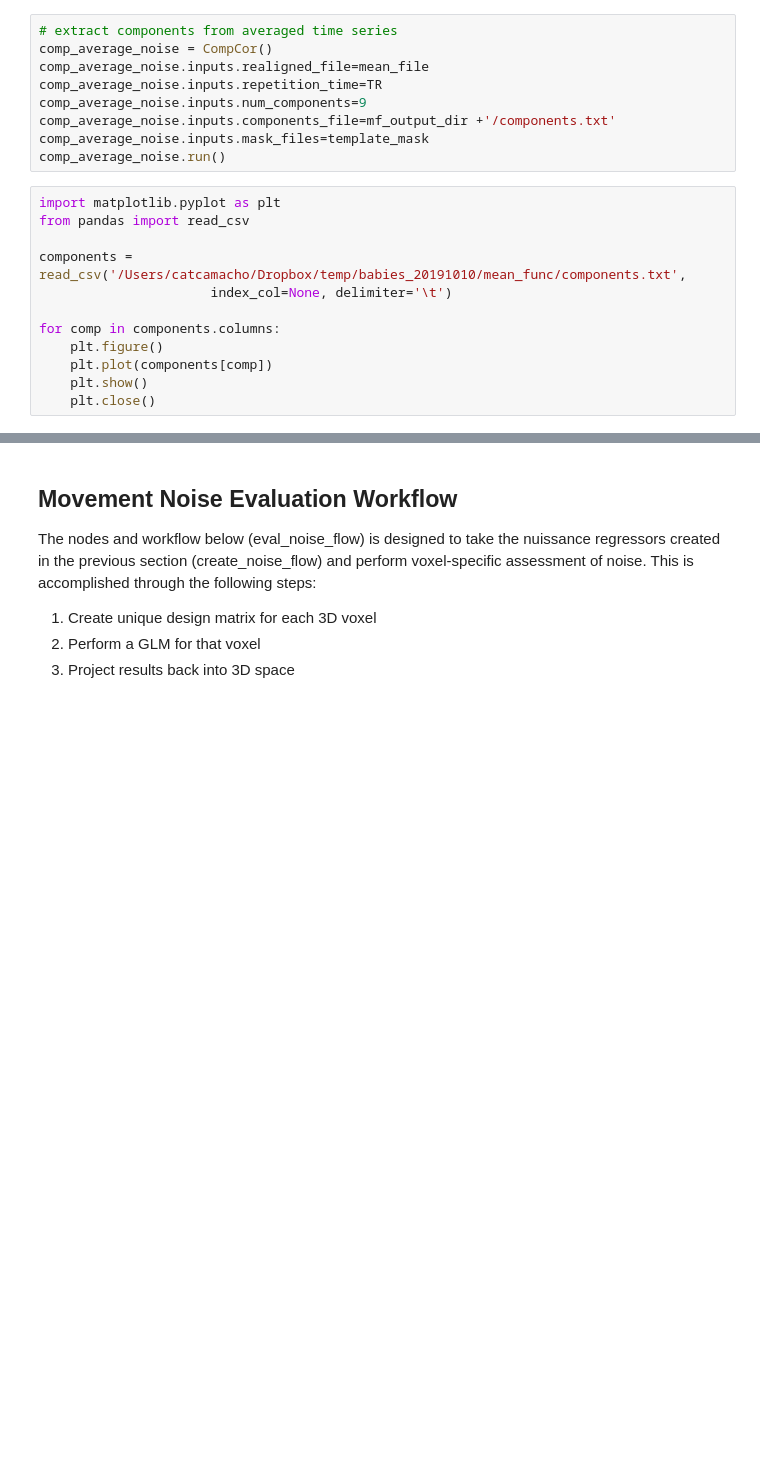
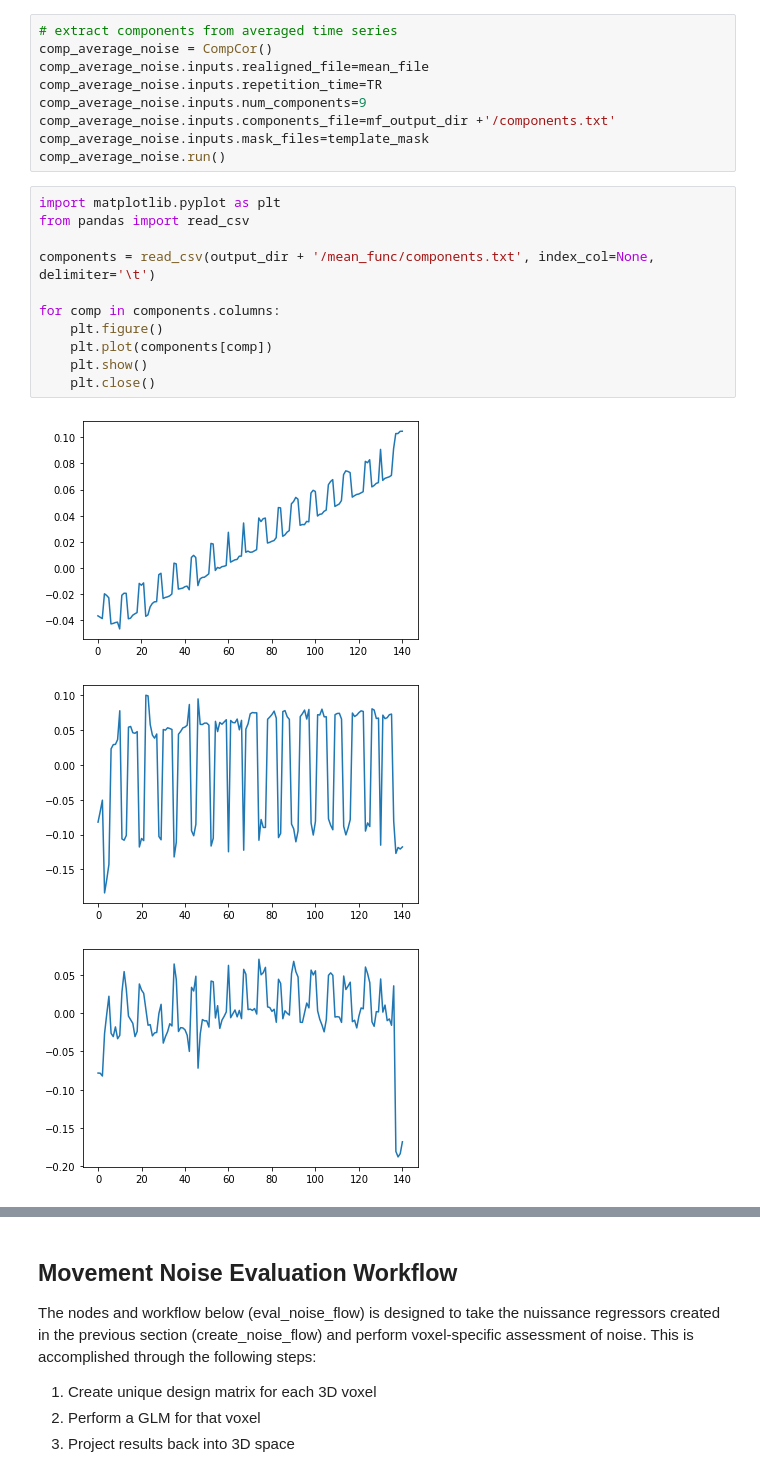
Before and after one commit to catcamacho/infant_rest, a Jupyter notebook: motion_DM/1_preprocessing_new.ipynb, the cells around one changed output, grey strips where cells are left out. Drawn from its saved outputs; the diff is of its cells as text; blank space fills up the shorter version.

```diff
--- a/motion_DM/1_preprocessing_new.ipynb
+++ b/motion_DM/1_preprocessing_new.ipynb
@@ -495,12 +498,15 @@ comp_average_noise.run()
 # %%
 import matplotlib.pyplot as plt
 from pandas import read_csv
 
-components = read_csv('/Users/catcamacho/Dropbox/temp/babies_20191010/mean_func/components.txt',
-                      index_col=None, delimiter='\t')
+components = read_csv(output_dir + '/mean_func/components.txt', index_col=None, delimiter='\t')
 
 for comp in components.columns:
     plt.figure()
     plt.plot(components[comp])
     plt.show()
     plt.close()
+# %% [output]
+[figure, added]
+[figure, added]
+[figure, added]
```
Also changed, not shown: parts of 11 cells of this notebook, 1 other file.
